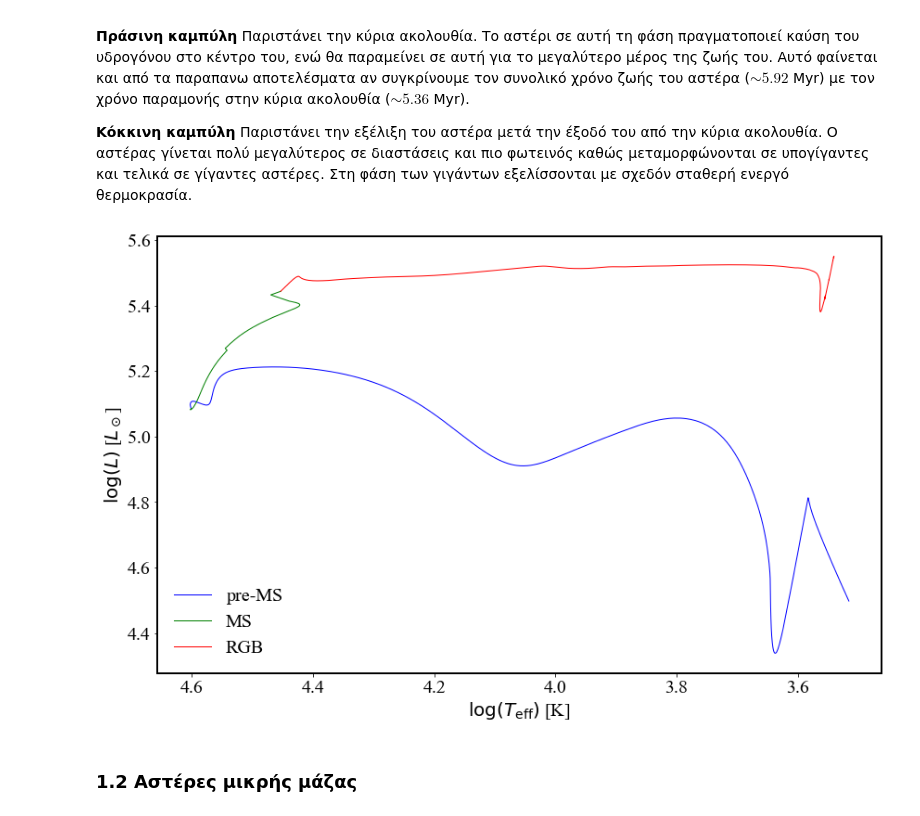
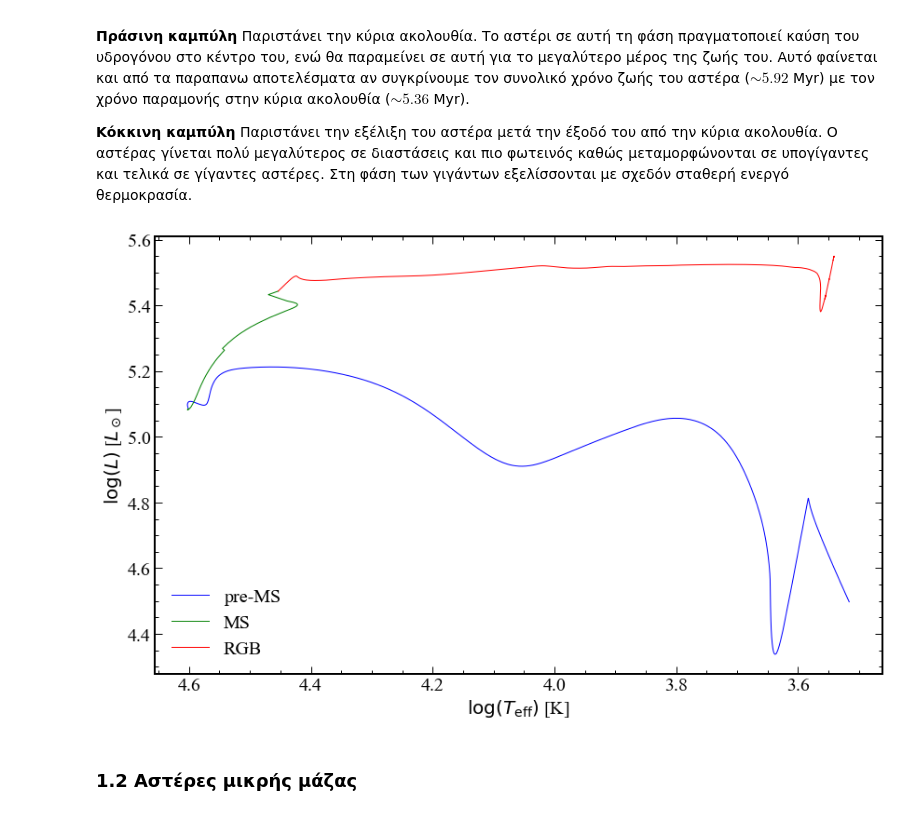
Before and after one commit to schanlar/python-UoC, a Jupyter notebook: 05.Astrophysics_Project/stellar_evolution_solution.ipynb, the cells around one changed output. Saved outputs shown, nothing was run; the diff lists cells and outputs as text; code cells hidden in the pictures.

```diff
--- a/05.Astrophysics_Project/stellar_evolution_solution.ipynb
+++ b/05.Astrophysics_Project/stellar_evolution_solution.ipynb
@@ -418,20 +418,20 @@ The maximum radius of the star is ~ 1651.2 Rsun
 **Κόκκινη καμπύλη**
 Παριστάνει την εξέλιξη του αστέρα μετά την έξοδό του από την κύρια ακολουθία. Ο αστέρας γίνεται πολύ μεγαλύτερος σε διαστάσεις και πιο φωτεινός καθώς μεταμορφώνονται σε υπογίγαντες και τελικά σε γίγαντες αστέρες. Στη φάση των γιγάντων εξελίσσονται με σχεδόν σταθερή ενεργό θερμοκρασία.
 # %%
-# make_canvas(columns=1, fontsize=20)
+make_canvas(columns=1, fontsize=20)
 
 _ = plt.xlabel(r'$\log (T_{\rm eff})$ [K]')
 _ = plt.ylabel(r'$\log (L)$ [$L_\odot$]')
 
 _ = plt.plot(data.iloc[:zams_idx+1, 3], data.iloc[:zams_idx+1, 4], c='b', label='pre-MS')
 _ = plt.plot(data.iloc[zams_idx:tams_idx+1, 3], data.iloc[zams_idx:tams_idx+1, 4], c='g', label='MS')
 _ = plt.plot(data.iloc[tams_idx:max_L_idx, 3], data.iloc[tams_idx:max_L_idx, 4], c='r', label='RGB')
 
 _ = plt.gca().invert_xaxis()
 
 _ = plt.legend(loc='lower left', frameon=False)
 # %% [output]
-[figure, old version]
+[figure, new version]
 # %% [markdown]
 ### 1.2 Αστέρες μικρής μάζας
 # %% [markdown]
```
Also changed, not shown: parts of 3 cells of this notebook.
